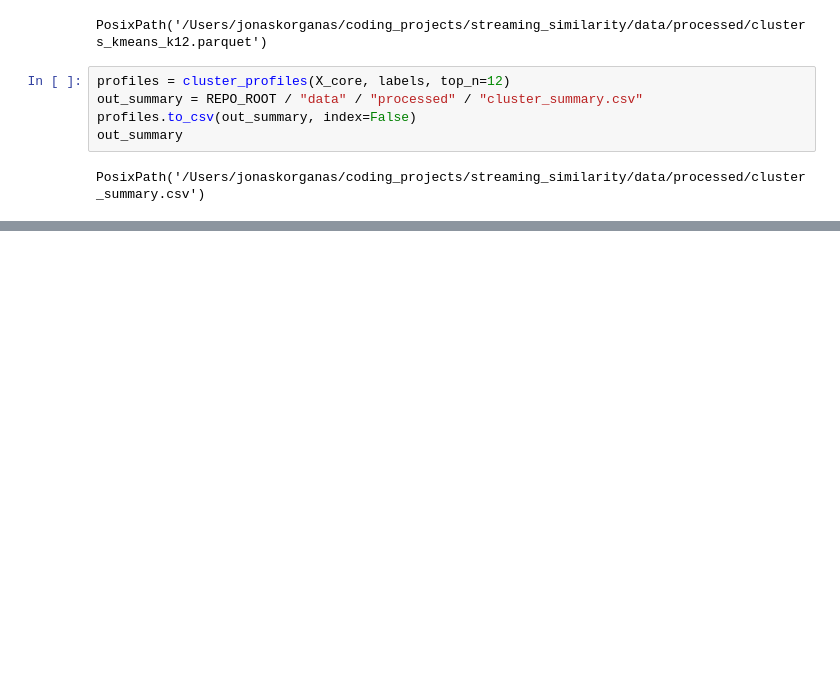
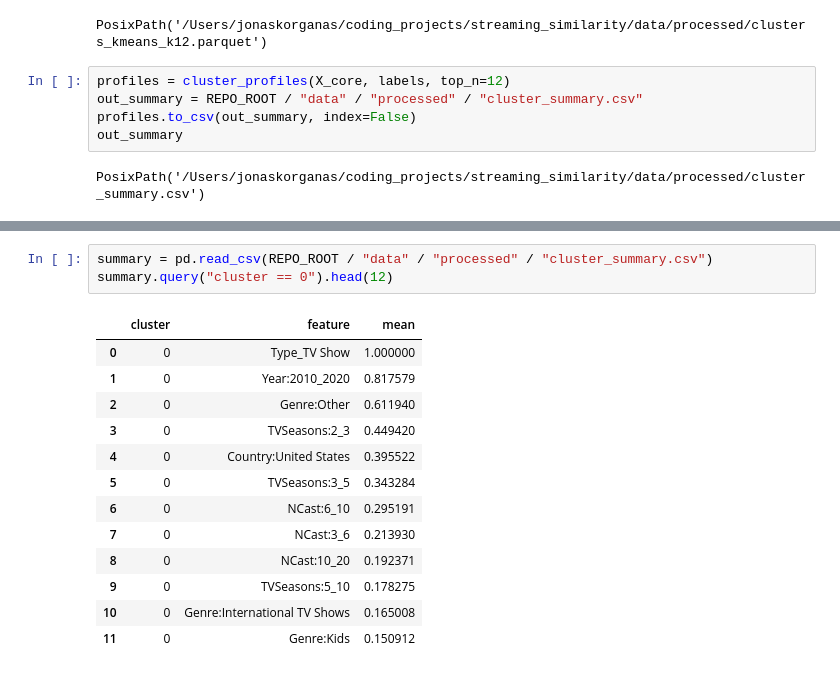
Before and after one commit to JediJoni/streaming_similarity, a Jupyter notebook: notebooks/04_clustering.ipynb, the cells around one changed output, grey strips where cells are left out. Drawn from its saved outputs; the diff is of its cells as text; blank space fills up the shorter version.

```diff
--- a/notebooks/04_clustering.ipynb
+++ b/notebooks/04_clustering.ipynb
@@ -76,0 +105,17 @@ catalog[["title", "platform", "type", "release_year", "cluster"]].sample(10)
+# %%
+summary = pd.read_csv(REPO_ROOT / "data" / "processed" / "cluster_summary.csv")
+summary.query("cluster == 0").head(12)
+# %% [output]
+|  | cluster | feature | mean |
+| 0 | 0 | Type_TV Show | 1.000000 |
+| 1 | 0 | Year:2010_2020 | 0.817579 |
+| 2 | 0 | Genre:Other | 0.611940 |
+| 3 | 0 | TVSeasons:2_3 | 0.449420 |
+| 4 | 0 | Country:United States | 0.395522 |
+| 5 | 0 | TVSeasons:3_5 | 0.343284 |
+| 6 | 0 | NCast:6_10 | 0.295191 |
+| 7 | 0 | NCast:3_6 | 0.213930 |
+| 8 | 0 | NCast:10_20 | 0.192371 |
+| 9 | 0 | TVSeasons:5_10 | 0.178275 |
+| 10 | 0 | Genre:International TV Shows | 0.165008 |
+| 11 | 0 | Genre:Kids | 0.150912 |
```
Also changed, not shown: parts of 9 cells of this notebook, 8 other files.
